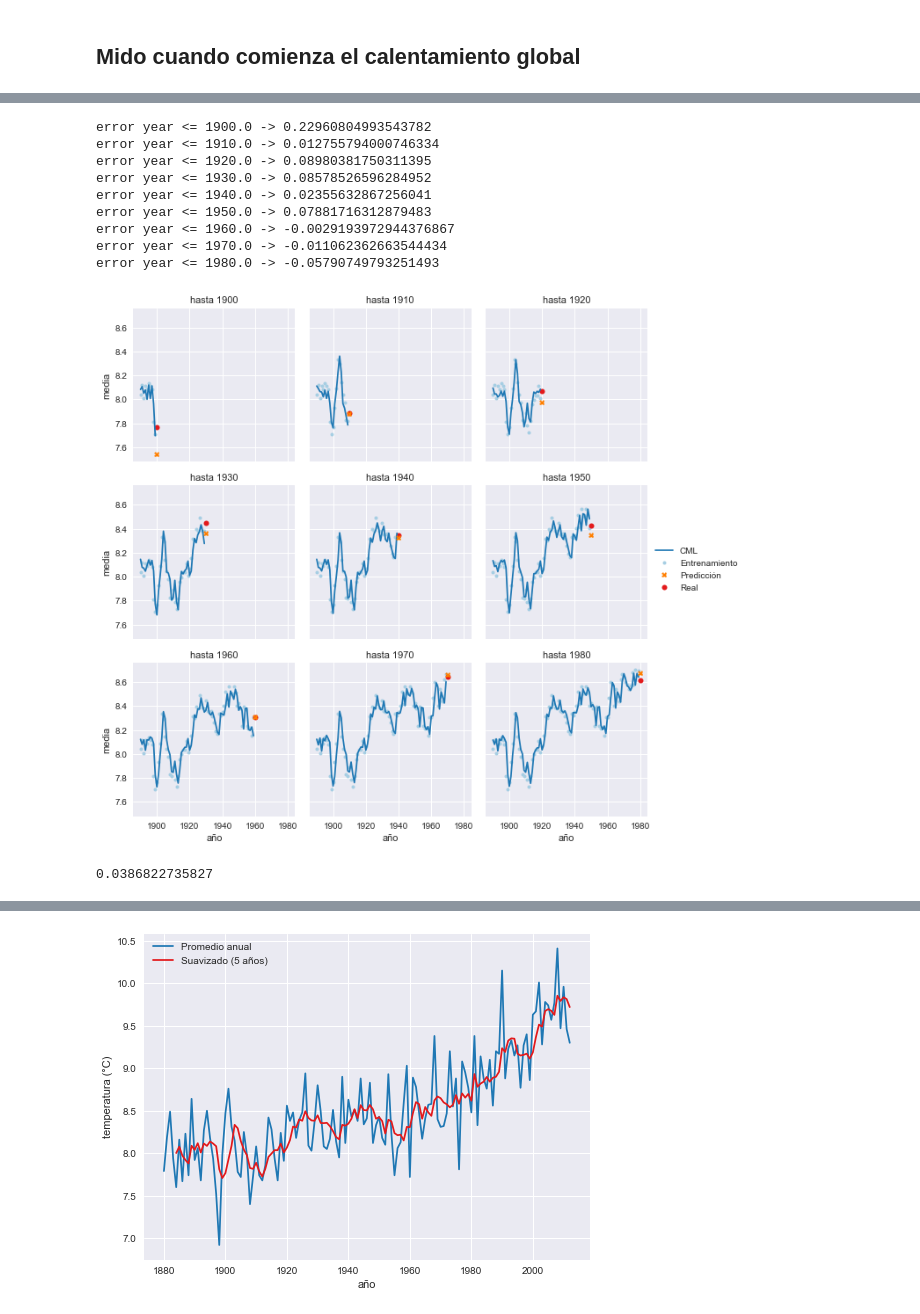
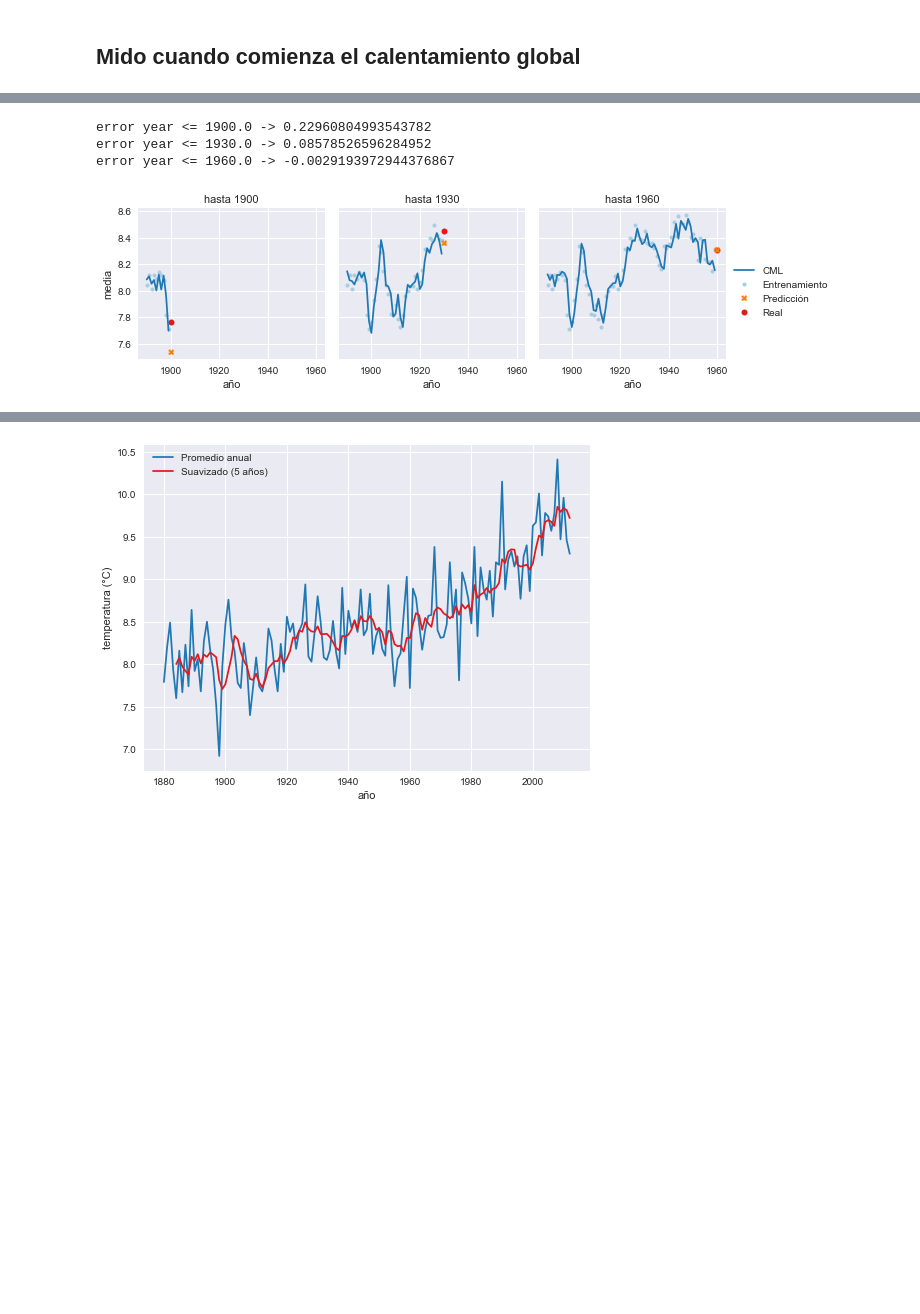
Before and after one commit to smcsicardi/metnum-tp3, a Jupyter notebook: world temperature least squares.ipynb, the cells around one changed output, grey strips where cells are left out. Saved outputs shown, nothing was run; the diff lists cells and outputs as text; code cells hidden in the pictures; blank space fills up the shorter version.

```diff
--- a/world temperature least squares.ipynb
+++ b/world temperature least squares.ipynb
@@ -149,10 +131,10 @@ df = pd.read_csv('data/worldTemperature.csv')
 df['rolling'] = df.rolling(5)['temp'].mean()
 df = colapsarK(df, 'rolling', k, drop=False).drop(df.index[:10])
 
-chunks = 9 # chamuyo para que FacetGrid tenga algo q facetar, no se usa
+chunks = 3 # chamuyo para que FacetGrid tenga algo q facetar, no se usa
 mult = ceil(len(df)/chunks)
 df['chunk'] = reduce(lambda l, i: l + [i]*mult, range(chunks), [])[:len(df)]
-df['chunk'] = df['chunk'].apply(lambda c: 1900 + c*10)
+df['chunk'] = df['chunk'].apply(lambda c: 1900 + c*30)
 
 nameCols = ['year'] + ['prev'+str(i) for i in range(1, k+1)]
 
@@ -163,60 +145,55 @@ def pp(x, y, data, **kwargs):
 
     xs = df_training[nameCols].as_matrix()
     f = cml(lambda x: [1, x[1], x[2], x[3], x[4], x[5]], xs, df_training['rolling'])
     #xs = df_training['year'].as_matrix()
     #f = cml(poly(5), xs, df_training['rolling'])
 
     results_training = list(map(f, xs))
     results_test = f(test[nameCols].as_matrix()[0])
 
     plt.plot(df_training['year'], df_training['rolling'], 'o', label='Entrenamiento', markersize=4, color=palette[0])
     plt.plot(test['year'], test['rolling'], 'o', label='Real', markersize=6, color=palette[5])
 
     plt.plot(df_training['year'], results_training, 'r', label='CML', color=palette[1])
     plt.plot(test['year'], results_test, 'X', label='Predicción', markersize=6, color=palette[7])
 
     #plt.legend()
     err = test.iloc[0]['rolling'] - results_test
     print('error year <= {} -> {}'.format(chunk, err))
 
 l = sns.FacetGrid(df, col='chunk', col_wrap=3, size=3)
 l.map_dataframe(pp, 'year', 'rolling')\
     .set_titles('hasta {col_name}')\
     .set_xlabels('año')\
     .set_ylabels('media')
 l.add_legend()
 plt.savefig("img/world_temp_cross.png", dpi=200)
 # %% [output]
 error year <= 1900.0 -> 0.22960804993543782
-error year <= 1910.0 -> 0.012755794000746334
-error year <= 1920.0 -> 0.08980381750311395
 error year <= 1930.0 -> 0.08578526596284952
-error year <= 1940.0 -> 0.02355632867256041
-error year <= 1950.0 -> 0.07881716312879483
 error year <= 1960.0 -> -0.0029193972944376867
-error year <= 1970.0 -> -0.011062362663544434
-error year <= 1980.0 -> -0.05790749793251493
-[figure, old version]
+[figure, new version]
 # %%
-total = 0
+df = pd.read_csv('data/worldTemperature.csv')
+df['rolling'] = df.rolling(5)['temp'].mean()
+df = colapsarK(df, 'rolling', k, drop=False).drop(df.index[:10])
+errs = []
 def calc(chunk):
     df_training = df[df['year'] < chunk]
     test = df[df['year'] == chunk]
 
-    #xs = df_training[nameCols].as_matrix()
-    #f = cml(lambda x: [1, x[1], x[2], x[3], x[4], x[5]], xs, df_training['rolling'])
-    xs = df_training['year'].as_matrix()
-    f = cml(poly(5), xs, df_training['rolling'])
+    xs = df_training[nameCols].as_matrix()
+    f = cml(lambda x: [1, x[1], x[2], x[3], x[4], x[5]], xs, df_training['rolling'])
+    #xs = df_training['year'].as_matrix()
+    #f = cml(poly(5), xs, df_training['rolling'])
 
     results_training = list(map(f, xs))
-    results_test = f(test['year'].as_matrix()[0])
+    results_test = f(test[nameCols].as_matrix()[0])
+    #results_test = f(test['year'].as_matrix()[0])
 
     err = (test.iloc[0]['rolling'] - results_test)**2
-    global total
-    total += err
+    global errs
+    errs.append(err)
     #print('error year <= {} -> {}'.format(chunk, err))
 
 for x in range(1900, 2010 + 1): calc(x)
-print(total/(2010-1900))
-# %% [output]
-0.0386822735827
```
Also changed, not shown: parts of 11 cells of this notebook, 1 other file.
